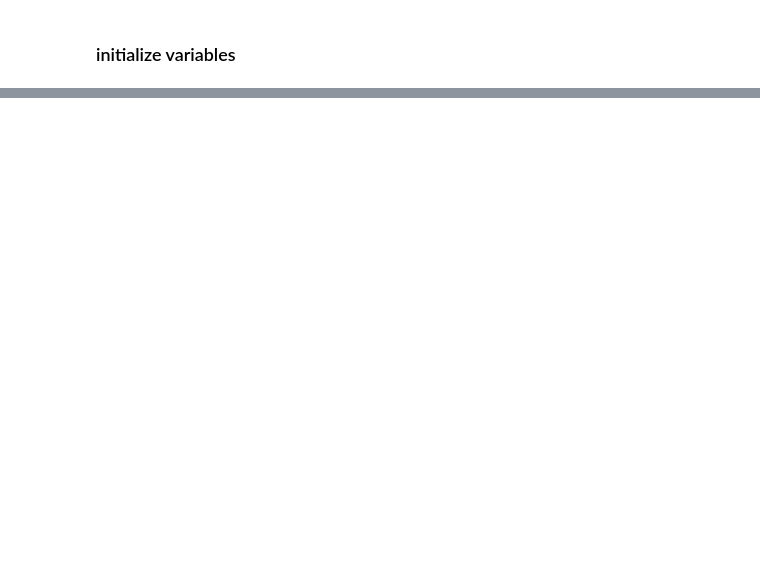
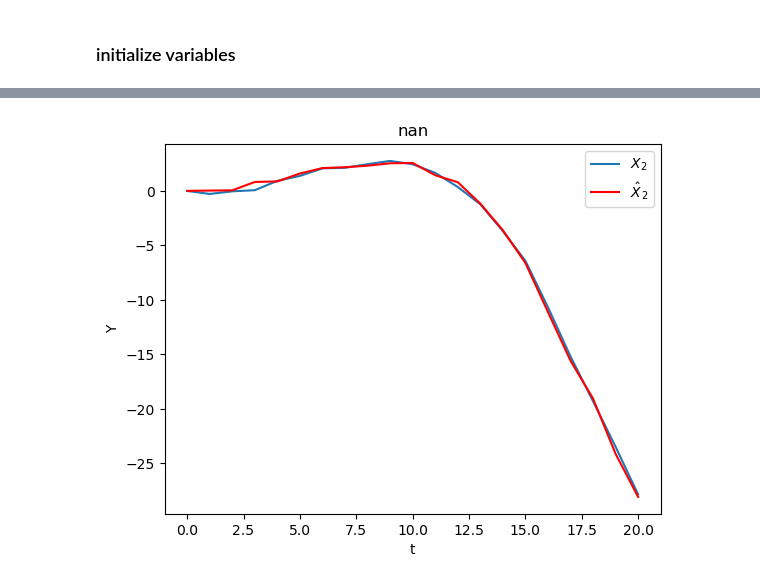
Before and after one commit to Howard-Chang327/ME549-Project, a Jupyter notebook: 2D_planar.ipynb, the cells around one changed output, grey strips where cells are left out. Drawn from its saved outputs; the diff is of its cells as text; code cells hidden in the pictures; blank space fills up the shorter version.

```diff
--- a/2D_planar.ipynb
+++ b/2D_planar.ipynb
@@ -381,0 +294,12 @@ array([0.00245423, 0.01152599])
+# %%
+plt.plot(det_states[0][:,2],label = r'$X_2$')
+plt.plot(extended[:,2],color = 'red',label = r'$\hat X_2$')
+
+
+plt.title('nan')
+plt.xlabel('t')
+plt.ylabel('Y')
+plt.legend()
+plt.show()
+# %% [output]
+[figure, added]
```
Also changed, not shown: parts of 20 cells of this notebook.
